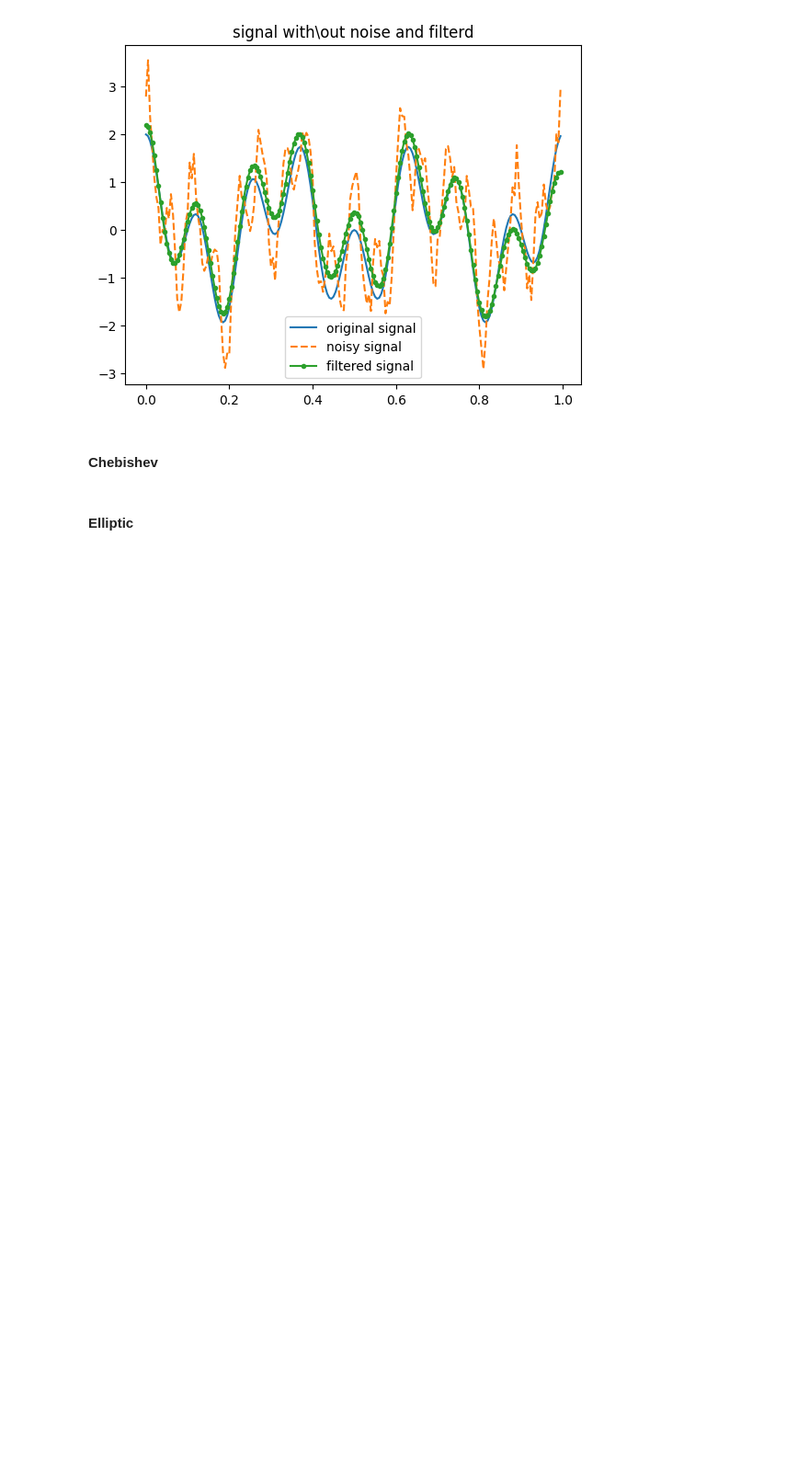
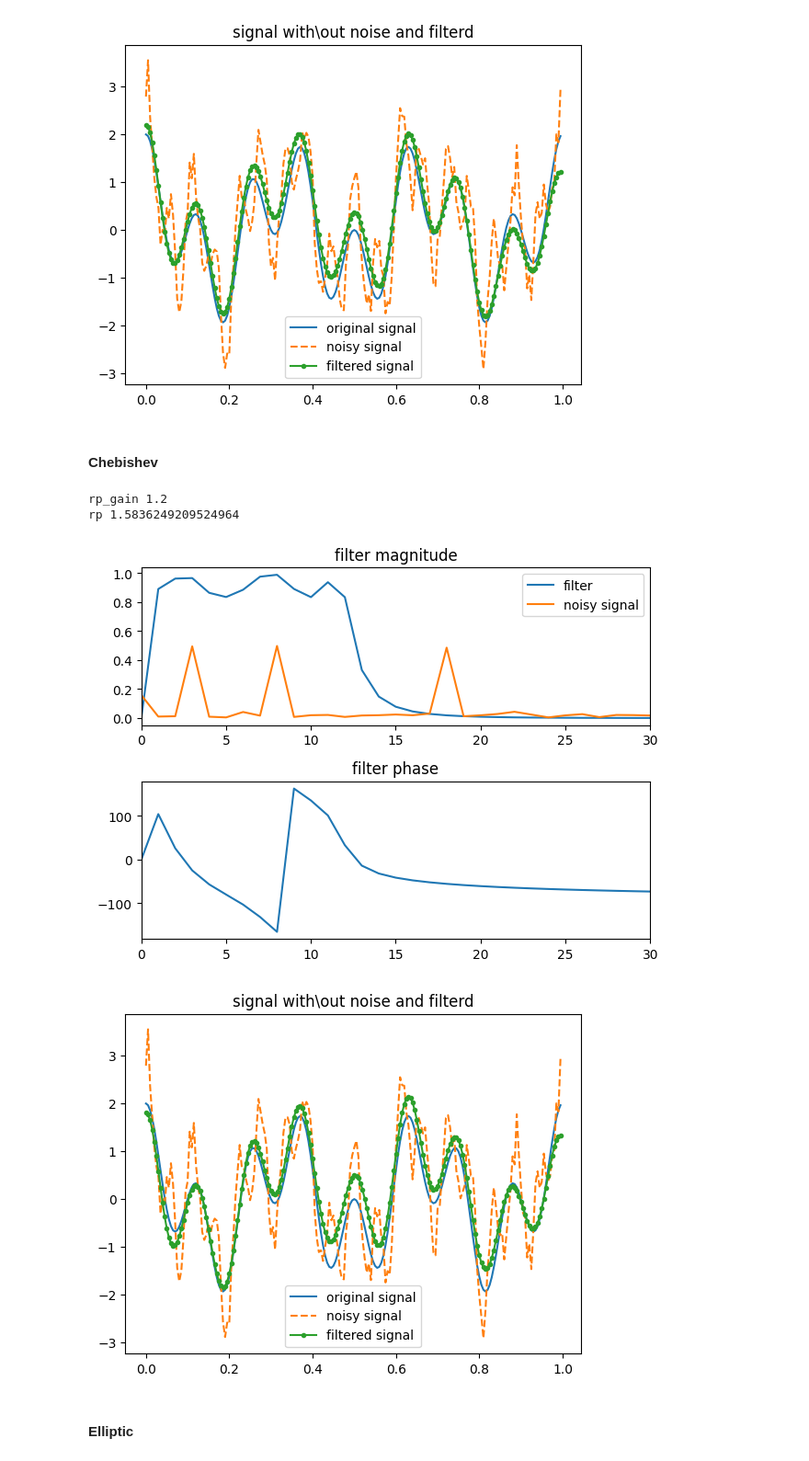
Before and after one commit to vyohai/tutorials, a Jupyter notebook: scipy/Basic filter Design.ipynb, the cells around one changed output. Shown at 92% size. Cells and saved outputs as stored; diff of their text form; code cells hidden in the pictures; blank space fills up the shorter version.

Commit message:
added chebyshev

```diff
--- a/scipy/Basic filter Design.ipynb
+++ b/scipy/Basic filter Design.ipynb
@@ -436,6 +436,52 @@ plt.show()
 [figure]
 # %% [markdown]
 #### Chebishev
+# %%
+# order
+order=5
+
+# maximum ripple in passband [db] dB = 20log₁₀(gain)
+rp_gain=1.2
+rp=20*np.log10(rp_gain)
+print('rp_gain',rp_gain)
+print('rp',rp)
+
+
+# critical frequencies
+Wn=[0.5,12]
+
+# filter design
+b,a=sig.cheby1(N=order, rp=rp, Wn=Wn, btype='bandpass', analog=False, output='ba', fs=fs)
+
+# calculate filter frequncy response
+w,h=sig.freqz(b=b,a=a, worN=f[:len(f)//2], whole=False, plot=None, fs=fs, include_nyquist=False)
+
+# present filter frequency response
+fx,ax=plt.subplots(2)
+ax[0].plot(w,np.abs(h),w,np.abs(X_noisy[:len(f)//2]))
+ax[0].legend(['filter','noisy signal'])
+ax[0].set_title('filter magnitude')
+ax[0].set_xlim([0,30])
+
+ax[1].plot(w,np.angle(h,deg=True))
+ax[1].set_title('filter phase')
+ax[1].set_xlim([0,30])
+fx.tight_layout()
+plt.show()
+
+# filter the noisy signal
+filtered_signal=sig.filtfilt(b, a, noisy_signal,padtype='even',padlen=100)
+
+# show results
+plt.plot(t,x_signal,t,noisy_signal,'--',t,filtered_signal,'.-')
+plt.title('signal with\out noise and filterd')
+plt.legend(['original signal','noisy signal','filtered signal'])
+plt.show()
+# %% [output]
+rp_gain 1.2
+rp 1.5836249209524964
+[figure, added]
+[figure, added]
 # %% [markdown]
 #### Elliptic
 # %% [markdown]
```
Also changed, not shown: parts of 2 cells of this notebook.
